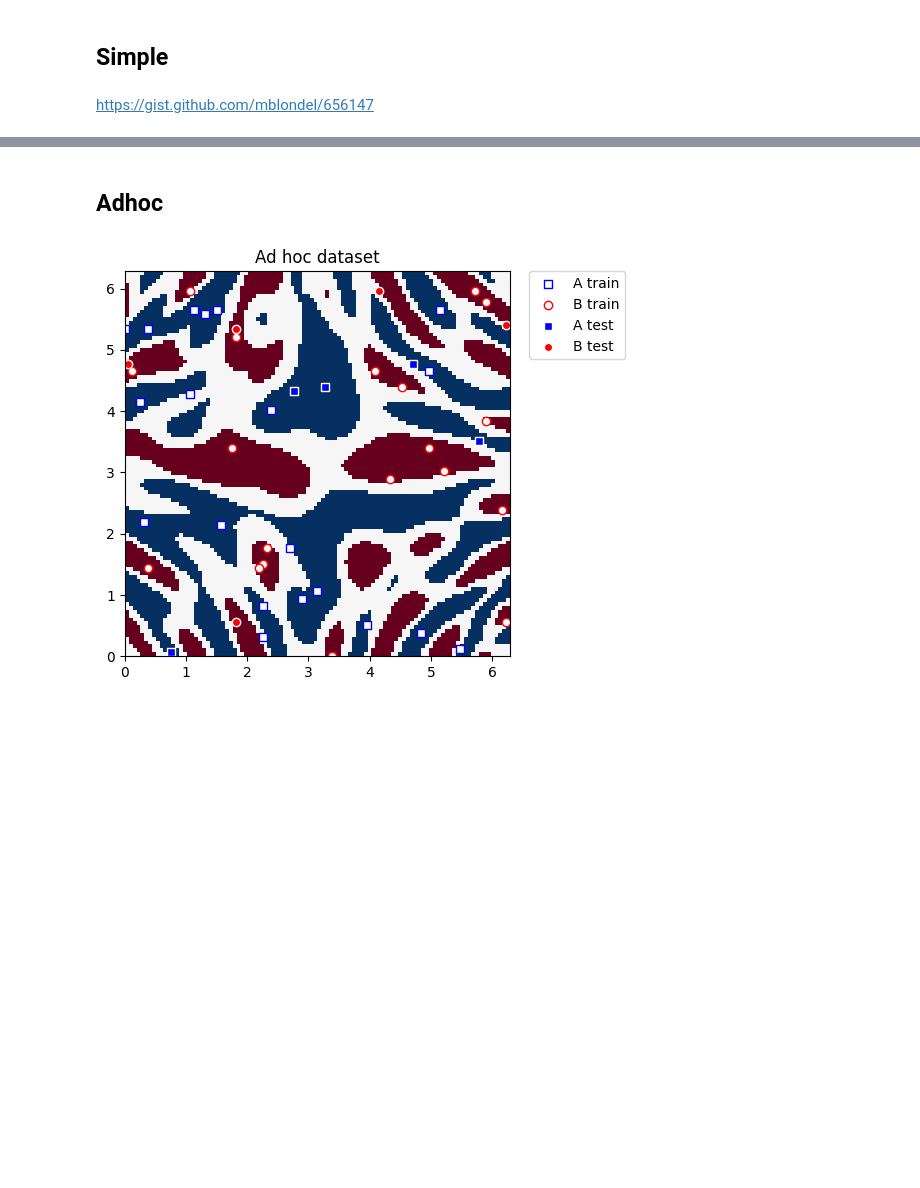
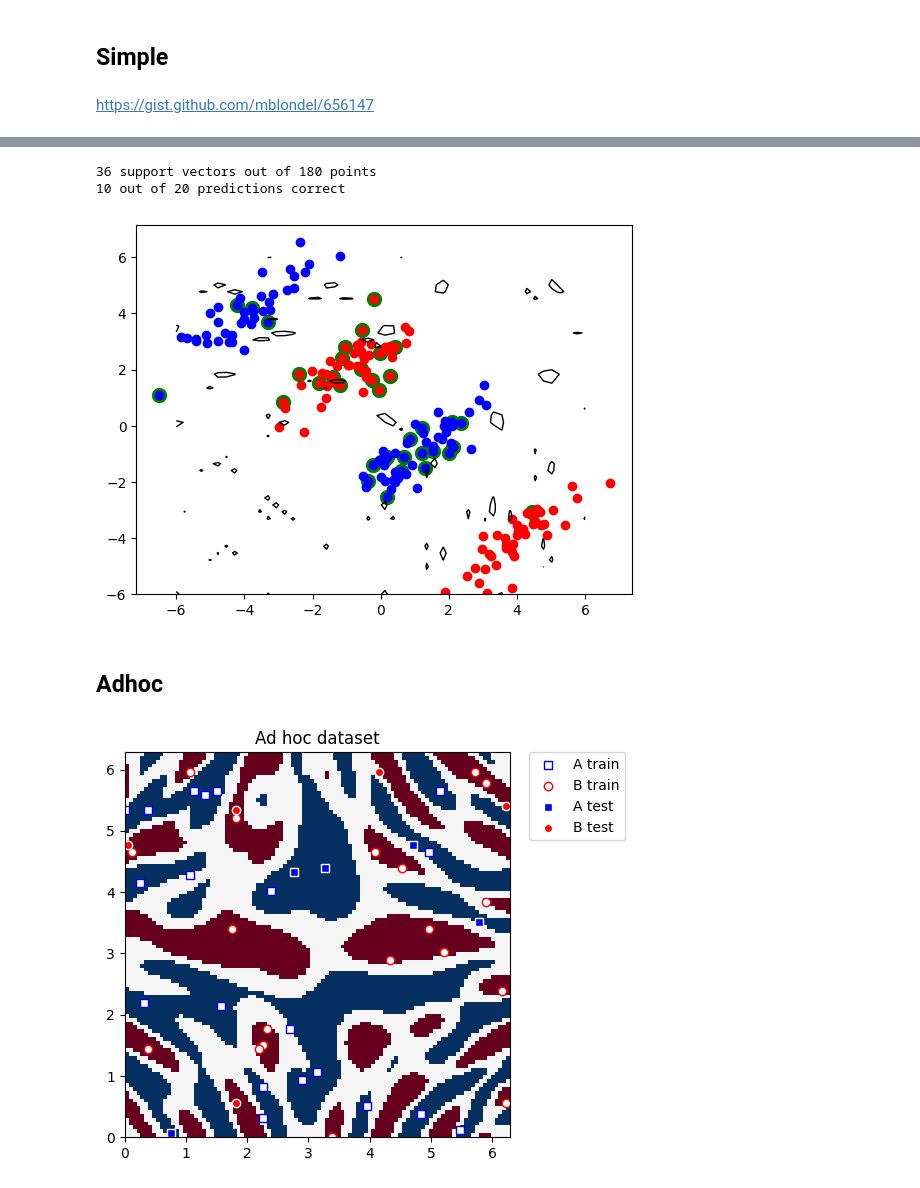
Before and after one commit to albertnieto/quantum-perceptron, a Jupyter notebook: notebooks/kernel_perceptron.ipynb, the cells around one changed output, grey strips where cells are left out. Saved outputs shown, nothing was run; the diff lists cells and outputs as text; code cells hidden in the pictures; blank space fills up the shorter version.

```diff
--- a/notebooks/kernel_perceptron.ipynb
+++ b/notebooks/kernel_perceptron.ipynb
@@ -302,3 +263,14 @@ test_kernel(rbf_kernel)
+# %%
+adhoc_feature_map = ZZFeatureMap(feature_dimension=2, reps=2, entanglement="linear")
+sampler = Sampler()
+fidelity = ComputeUncompute(sampler=sampler)
+quantum_kernel = FidelityQuantumKernel(fidelity=fidelity, feature_map=adhoc_feature_map)
+
+test_kernel(quantum_kernel.evaluate)
+# %% [output]
+36 support vectors out of 180 points
+10 out of 20 predictions correct
+[figure, added]
 # %% [markdown]
 ## Adhoc
 # %%
```
Also changed, not shown: parts of 3 cells of this notebook.
